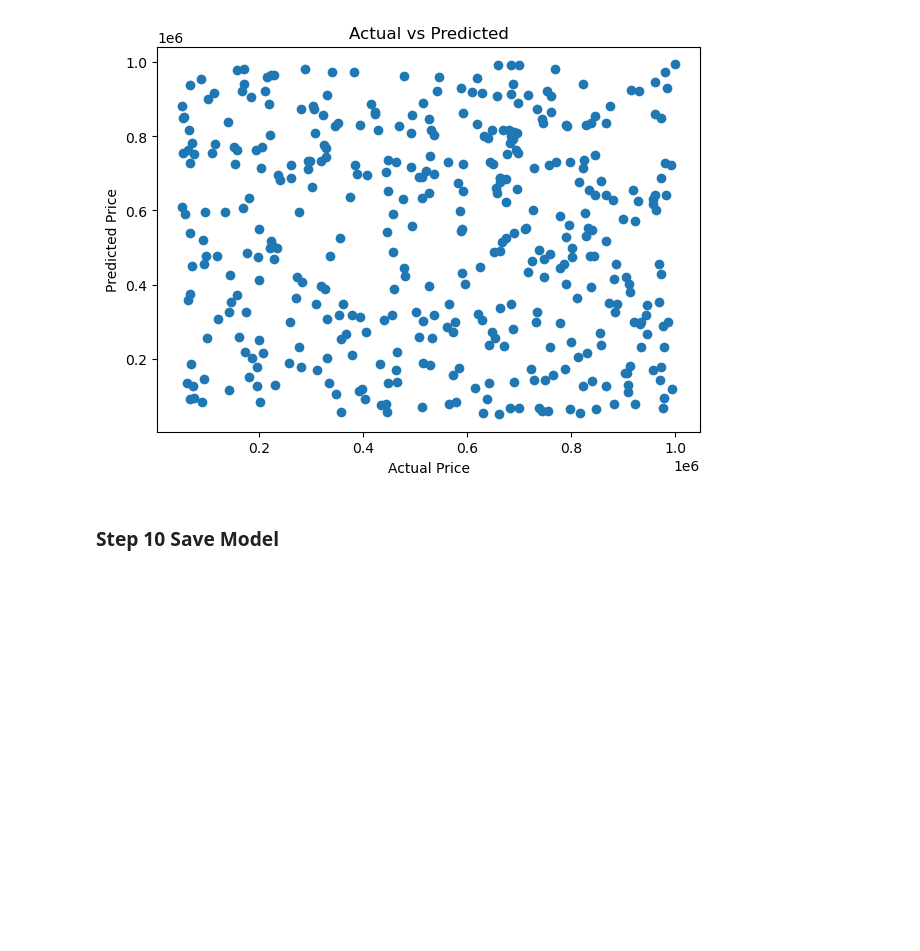
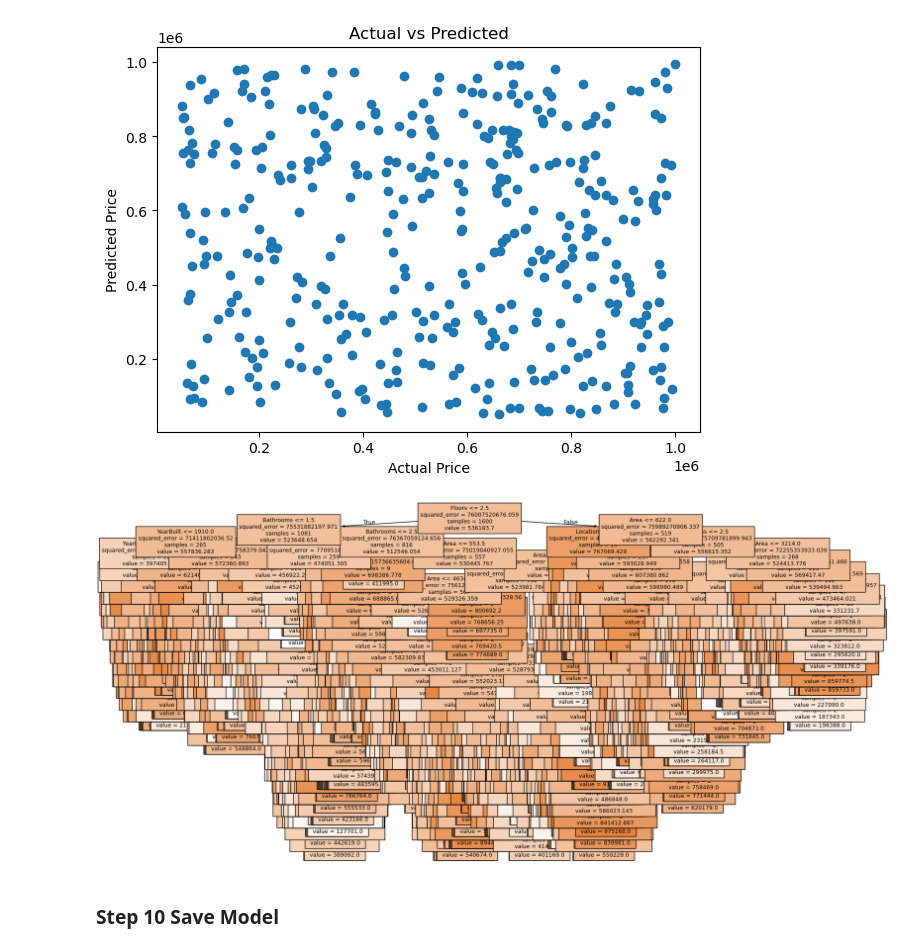
Before and after one commit to mkumar2177/Data-science-, a Jupyter notebook: Decisiontreeregressor.ipynb, the cells around one changed output. Saved outputs shown, nothing was run; the diff lists cells and outputs as text; code cells hidden in the pictures; blank space fills up the shorter version.

```diff
--- a/Decisiontreeregressor.ipynb
+++ b/Decisiontreeregressor.ipynb
@@ -193,6 +181,25 @@ plt.title("Actual vs Predicted")
 plt.show()
 # %% [output]
 [figure]
+# %%
+import matplotlib.pyplot as plt
+from sklearn.tree import DecisionTreeRegressor, plot_tree
+
+# Example: train a regression tree
+# model = DecisionTreeRegressor(max_depth=3).fit(X, y)
+
+plt.figure(figsize=(20, 10))
+
+plot_tree(
+    model,
+    feature_names=X.columns,   # works fine
+    filled=True,               # colors nodes by value
+    fontsize=9
+)
+
+plt.show()
+# %% [output]
+[figure, added]
 # %% [markdown]
 ### Step 10 Save Model
 # %%
```
Also changed, not shown: parts of 7 cells of this notebook, 11 other files.
